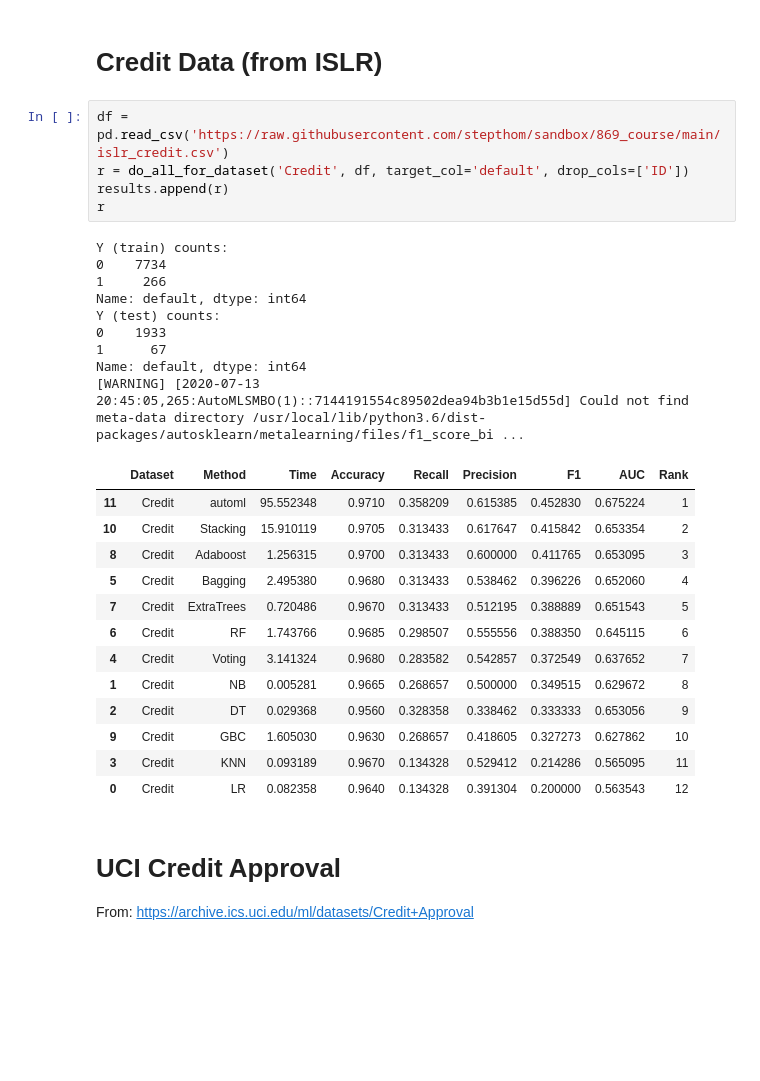
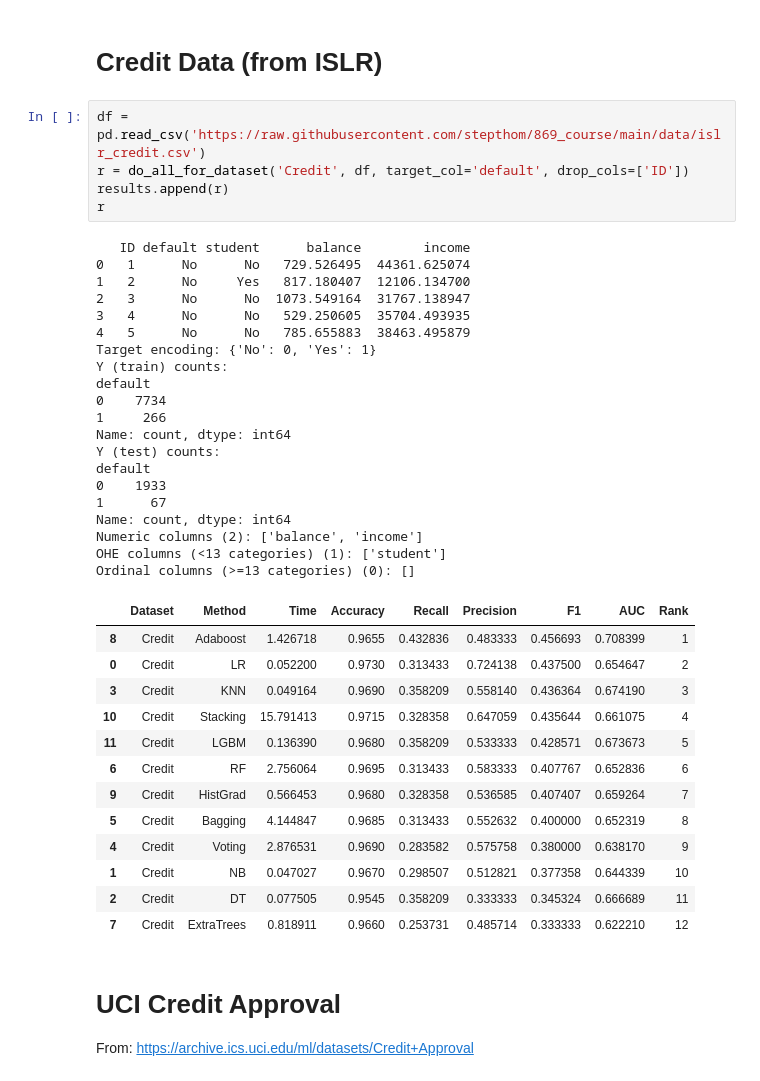
Before and after one commit to stepthom/869_course, a Jupyter notebook: ensemble/slides_ensemble_study.ipynb, the cells around one changed output. Saved outputs shown, nothing was run; the diff lists cells and outputs as text; blank space fills up the shorter version.

```diff
--- a/ensemble/slides_ensemble_study.ipynb
+++ b/ensemble/slides_ensemble_study.ipynb
@@ -418,33 +446,44 @@ Name: y, dtype: int64
 # %% [markdown]
 # Credit Data (from ISLR)
 # %%
-df = pd.read_csv('https://raw.githubusercontent.com/stepthom/sandbox/869_course/main/islr_credit.csv')
+df = pd.read_csv('https://raw.githubusercontent.com/stepthom/869_course/main/data/islr_credit.csv')
 r = do_all_for_dataset('Credit', df, target_col='default', drop_cols=['ID'])
 results.append(r)
 r
 # %% [output]
+   ID default student      balance        income
+0   1      No      No   729.526495  44361.625074
+1   2      No     Yes   817.180407  12106.134700
+2   3      No      No  1073.549164  31767.138947
+3   4      No      No   529.250605  35704.493935
+4   5      No      No   785.655883  38463.495879
+Target encoding: {'No': 0, 'Yes': 1}
 Y (train) counts:
+default
 0    7734
 1     266
-Name: default, dtype: int64
+Name: count, dtype: int64
 Y (test) counts:
+default
 0    1933
 1      67
-Name: default, dtype: int64
-[WARNING] [2020-07-13 20:45:05,265:AutoMLSMBO(1)::7144191554c89502dea94b3b1e15d55d] Could not find meta-data directory /usr/local/lib/python3.6/dist-packages/autosklearn/metalearning/files/f1_score_bi ...
+Name: count, dtype: int64
+Numeric columns (2): ['balance', 'income']
+OHE columns (<13 categories) (1): ['student']
+Ordinal columns (>=13 categories) (0): []
 |  | Dataset | Method | Time | Accuracy | Recall | Precision | F1 | AUC | Rank |
-| 11 | Credit | automl | 95.552348 | 0.9710 | 0.358209 | 0.615385 | 0.452830 | 0.675224 | 1 |
-| 10 | Credit | Stacking | 15.910119 | 0.9705 | 0.313433 | 0.617647 | 0.415842 | 0.653354 | 2 |
-| 8 | Credit | Adaboost | 1.256315 | 0.9700 | 0.313433 | 0.600000 | 0.411765 | 0.653095 | 3 |
-| 5 | Credit | Bagging | 2.495380 | 0.9680 | 0.313433 | 0.538462 | 0.396226 | 0.652060 | 4 |
-| 7 | Credit | ExtraTrees | 0.720486 | 0.9670 | 0.313433 | 0.512195 | 0.388889 | 0.651543 | 5 |
-| 6 | Credit | RF | 1.743766 | 0.9685 | 0.298507 | 0.555556 | 0.388350 | 0.645115 | 6 |
-| 4 | Credit | Voting | 3.141324 | 0.9680 | 0.283582 | 0.542857 | 0.372549 | 0.637652 | 7 |
-| 1 | Credit | NB | 0.005281 | 0.9665 | 0.268657 | 0.500000 | 0.349515 | 0.629672 | 8 |
-| 2 | Credit | DT | 0.029368 | 0.9560 | 0.328358 | 0.338462 | 0.333333 | 0.653056 | 9 |
-| 9 | Credit | GBC | 1.605030 | 0.9630 | 0.268657 | 0.418605 | 0.327273 | 0.627862 | 10 |
-| 3 | Credit | KNN | 0.093189 | 0.9670 | 0.134328 | 0.529412 | 0.214286 | 0.565095 | 11 |
-| 0 | Credit | LR | 0.082358 | 0.9640 | 0.134328 | 0.391304 | 0.200000 | 0.563543 | 12 |
+| 8 | Credit | Adaboost | 1.426718 | 0.9655 | 0.432836 | 0.483333 | 0.456693 | 0.708399 | 1 |
+| 0 | Credit | LR | 0.052200 | 0.9730 | 0.313433 | 0.724138 | 0.437500 | 0.654647 | 2 |
+| 3 | Credit | KNN | 0.049164 | 0.9690 | 0.358209 | 0.558140 | 0.436364 | 0.674190 | 3 |
+| 10 | Credit | Stacking | 15.791413 | 0.9715 | 0.328358 | 0.647059 | 0.435644 | 0.661075 | 4 |
+| 11 | Credit | LGBM | 0.136390 | 0.9680 | 0.358209 | 0.533333 | 0.428571 | 0.673673 | 5 |
+| 6 | Credit | RF | 2.756064 | 0.9695 | 0.313433 | 0.583333 | 0.407767 | 0.652836 | 6 |
+| 9 | Credit | HistGrad | 0.566453 | 0.9680 | 0.328358 | 0.536585 | 0.407407 | 0.659264 | 7 |
+| 5 | Credit | Bagging | 4.144847 | 0.9685 | 0.313433 | 0.552632 | 0.400000 | 0.652319 | 8 |
+| 4 | Credit | Voting | 2.876531 | 0.9690 | 0.283582 | 0.575758 | 0.380000 | 0.638170 | 9 |
+| 1 | Credit | NB | 0.047027 | 0.9670 | 0.298507 | 0.512821 | 0.377358 | 0.644339 | 10 |
+| 2 | Credit | DT | 0.077505 | 0.9545 | 0.358209 | 0.333333 | 0.345324 | 0.666689 | 11 |
+| 7 | Credit | ExtraTrees | 0.818911 | 0.9660 | 0.253731 | 0.485714 | 0.333333 | 0.622210 | 12 |
 # %% [markdown]
 # UCI Credit Approval
 From: https://archive.ics.uci.edu/ml/datasets/Credit+Approval
```
Also changed, not shown: parts of 22 cells of this notebook.
